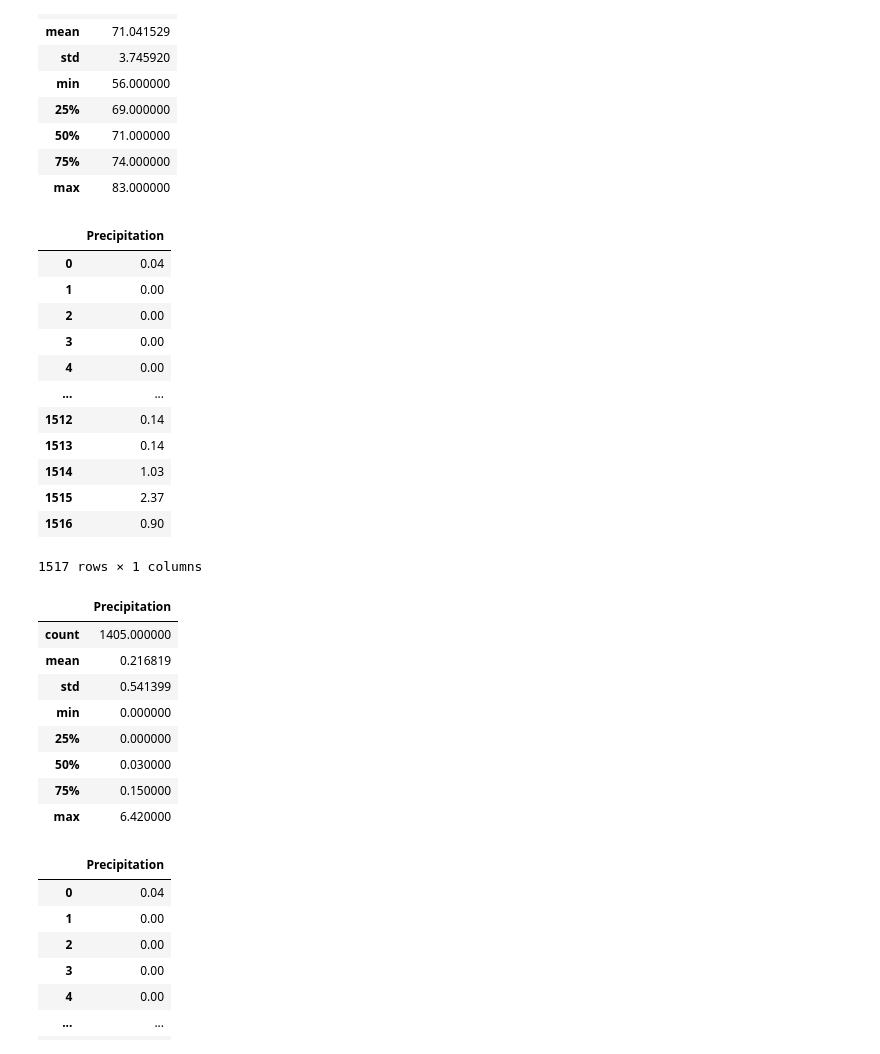
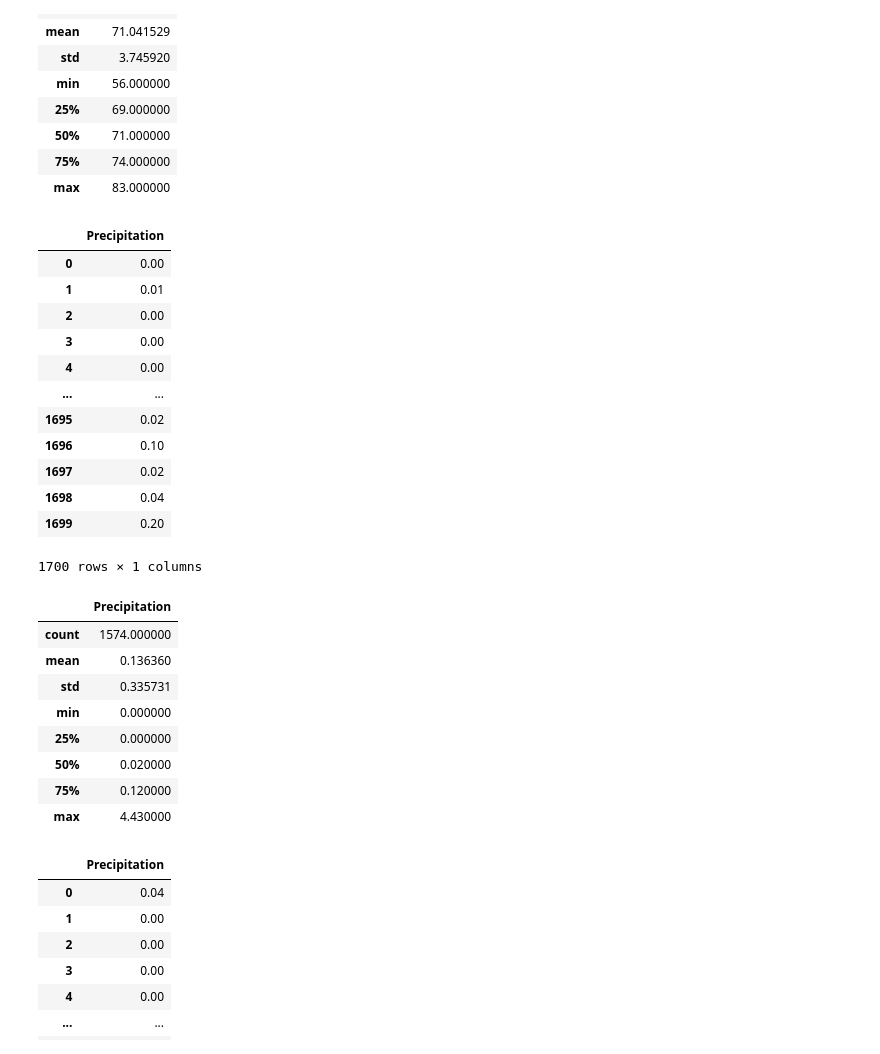
Before and after one commit to ahsaleh90/surfs_up, a Jupyter notebook: SurfsUp_Challenge.ipynb, the cells around one changed output. Saved outputs shown, nothing was run; the diff lists cells and outputs as text; code cells hidden in the pictures.

```diff
--- a/SurfsUp_Challenge.ipynb
+++ b/SurfsUp_Challenge.ipynb
@@ -167,36 +167,36 @@ december_temps_df.describe()
 # %%
 # Additional query for the month of June
 june_prcp_results = session.query(Measurement.prcp).filter(Measurement.date.contains('-06-')).all()
 june_prcp_results[:10]
-june_prcp_df = pd.DataFrame(december_prcp_results, columns = ['Precipitation'])
+june_prcp_df = pd.DataFrame(june_prcp_results, columns = ['Precipitation'])
 june_prcp_df
 # %% [output]
 |  | Precipitation |
-| 0 | 0.04 |
-| 1 | 0.00 |
+| 0 | 0.00 |
+| 1 | 0.01 |
 | 2 | 0.00 |
 | 3 | 0.00 |
 | 4 | 0.00 |
 | ... | ... |
-| 1512 | 0.14 |
-| 1513 | 0.14 |
-| 1514 | 1.03 |
-| 1515 | 2.37 |
-| 1516 | 0.90 |
+| 1695 | 0.02 |
+| 1696 | 0.10 |
+| 1697 | 0.02 |
+| 1698 | 0.04 |
+| 1699 | 0.20 |
-1517 rows × 1 columns
+1700 rows × 1 columns
 # %%
 # Summary statistics for the June temperature DataFrame.
 june_prcp_df.describe()
 # %% [output]
 |  | Precipitation |
-| count | 1405.000000 |
-| mean | 0.216819 |
-| std | 0.541399 |
+| count | 1574.000000 |
+| mean | 0.136360 |
+| std | 0.335731 |
 | min | 0.000000 |
 | 25% | 0.000000 |
-| 50% | 0.030000 |
-| 75% | 0.150000 |
-| max | 6.420000 |
+| 50% | 0.020000 |
+| 75% | 0.120000 |
+| max | 4.430000 |
 # %%
 # Additional query for the month of December
 december_prcp_results = session.query(Measurement.prcp).filter(Measurement.date.contains('-12-')).all()
```
